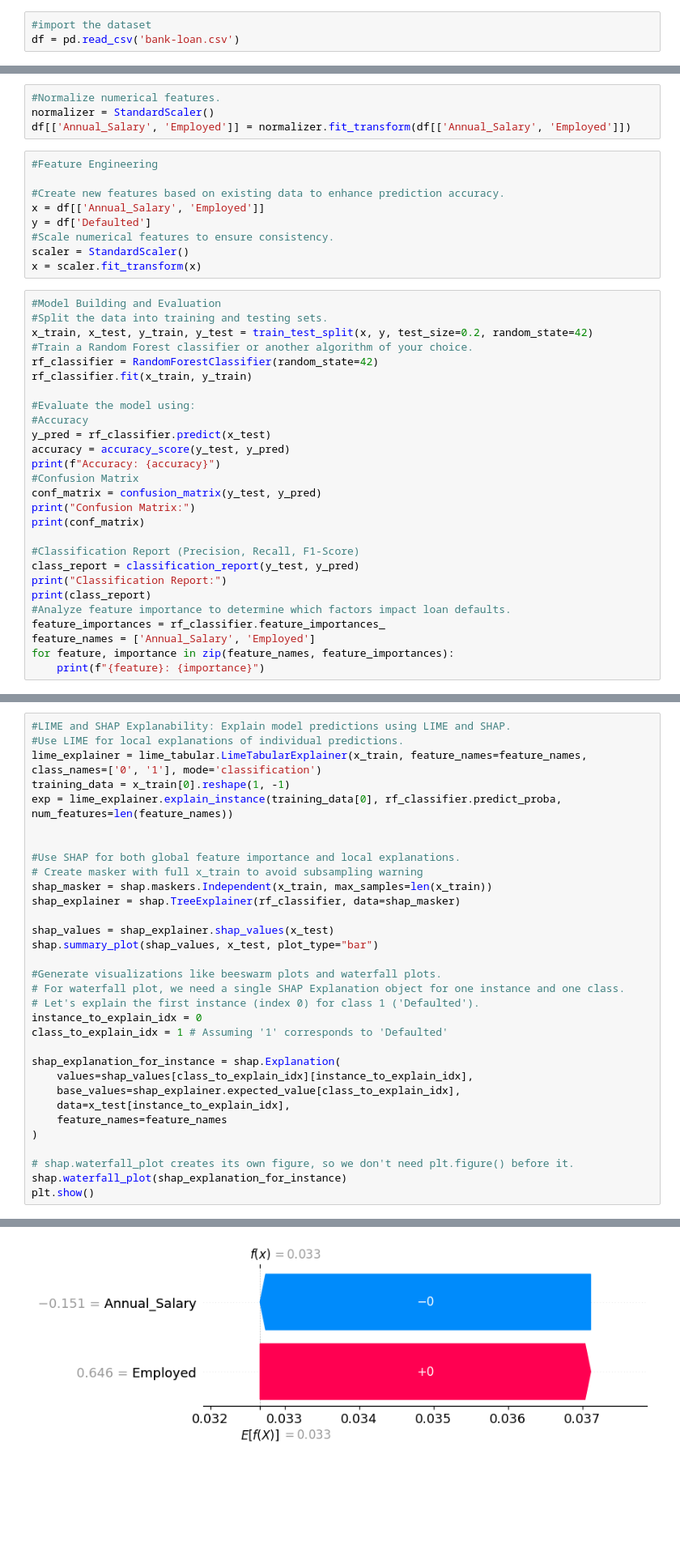
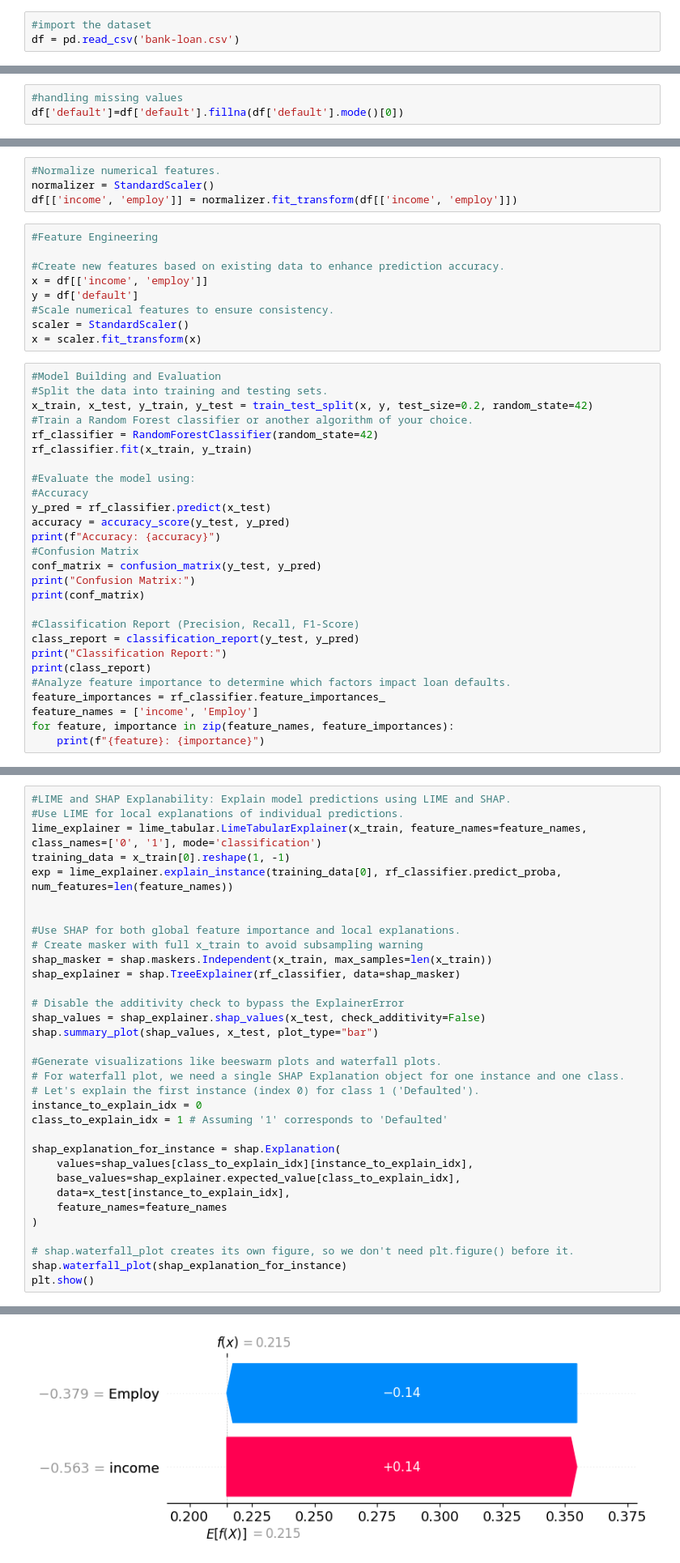
Before and after one commit to christinengalle19-collab/Assignement2New, a Jupyter notebook: Assignment15ai.ipynb, the cells around one changed output, grey strips where cells are left out. Shown at 81% size. Saved outputs shown, nothing was run; the diff lists cells and outputs as text; blank space fills up the shorter version.

```diff
--- a/Assignment15ai.ipynb
+++ b/Assignment15ai.ipynb
@@ -87,6 +87,9 @@ creddebt      0
 othdebt       0
 default     150
 dtype: int64
+# %%
+#handling missing values
+df['default']=df['default'].fillna(df['default'].mode()[0])
 # %%
 #Display summary statistics.
 print(df.describe())
@@ -140,13 +145,13 @@ plt.show()
 # %%
 #Normalize numerical features.
 normalizer = StandardScaler()
-df[['Annual_Salary', 'Employed']] = normalizer.fit_transform(df[['Annual_Salary', 'Employed']])
+df[['income', 'employ']] = normalizer.fit_transform(df[['income', 'employ']])
 # %%
 #Feature Engineering
 
 #Create new features based on existing data to enhance prediction accuracy.
-x = df[['Annual_Salary', 'Employed']]
-y = df['Defaulted']
+x = df[['income', 'employ']]
+y = df['default']
 #Scale numerical features to ensure consistency.
 scaler = StandardScaler()
 x = scaler.fit_transform(x)
@@ -174,6 +179,6 @@ print("Classification Report:")
 print(class_report)
 #Analyze feature importance to determine which factors impact loan defaults.
 feature_importances = rf_classifier.feature_importances_
-feature_names = ['Annual_Salary', 'Employed']
+feature_names = ['income', 'Employ']
 for feature, importance in zip(feature_names, feature_importances):
     print(f"{feature}: {importance}")
@@ -203,7 +232,8 @@ exp = lime_explainer.explain_instance(training_data[0], rf_classifier.predict_pr
 shap_masker = shap.maskers.Independent(x_train, max_samples=len(x_train))
 shap_explainer = shap.TreeExplainer(rf_classifier, data=shap_masker)
 
-shap_values = shap_explainer.shap_values(x_test)
+# Disable the additivity check to bypass the ExplainerError
+shap_values = shap_explainer.shap_values(x_test, check_additivity=False)
 shap.summary_plot(shap_values, x_test, plot_type="bar")
 
 #Generate visualizations like beeswarm plots and waterfall plots.
@@ -227,2 +257,2 @@ plt.show()
-[figure, old version]
+[figure, new version]
 # %% [markdown]
```
Also changed, not shown: parts of 9 cells of this notebook.
